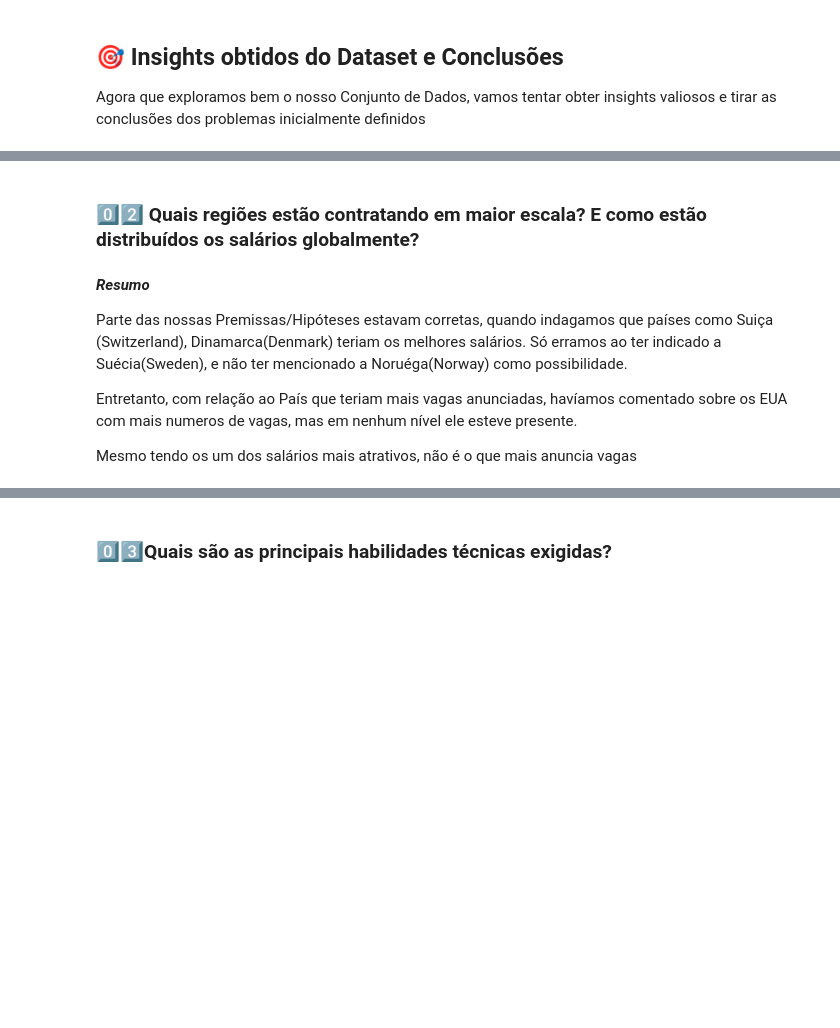
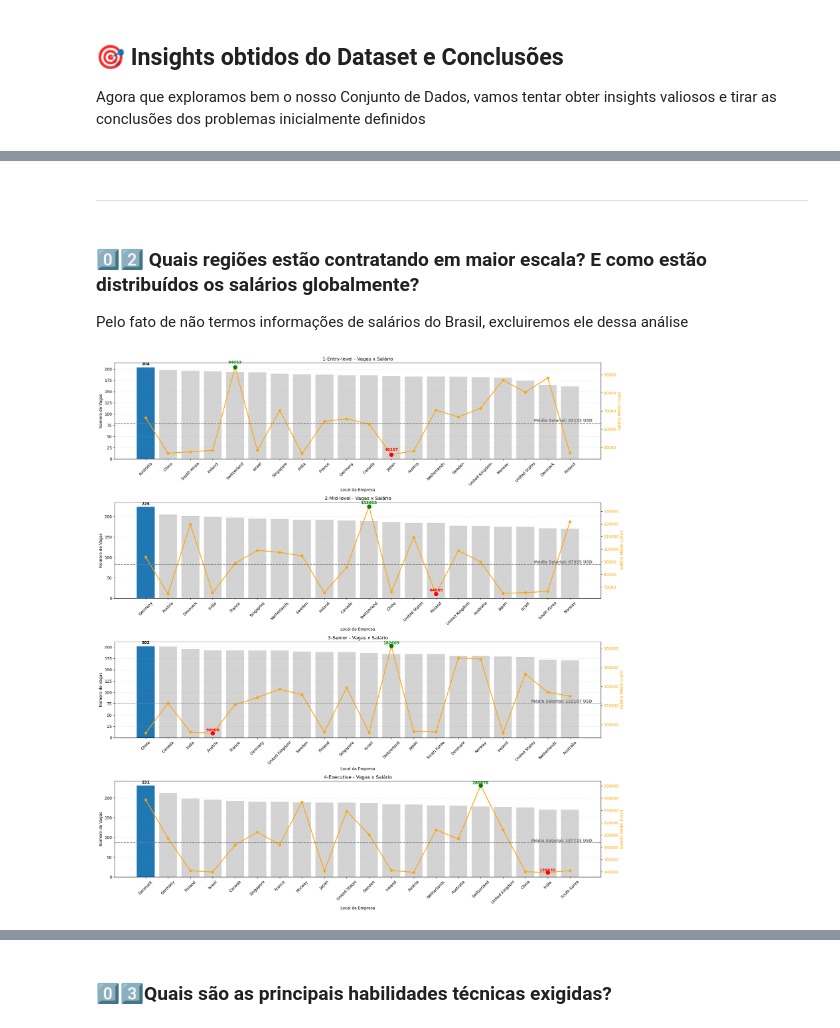
Before and after one commit to Cavalheiro93/mvp-data-analyst-global-ai-market, a Jupyter notebook: Projeto_MVP.ipynb, the cells around one changed output, grey strips where cells are left out. Drawn from its saved outputs; the diff is of its cells as text; code cells hidden in the pictures; blank space fills up the shorter version.

```diff
--- a/Projeto_MVP.ipynb
+++ b/Projeto_MVP.ipynb
@@ -918,8 +1003,13 @@ Sendo assim, a vaga de "Machine Learning Researcher" tem um grande potêncial de
+# %% [markdown]
+---
 # %% [markdown]
 ### 0️⃣2️⃣ Quais regiões estão contratando em maior escala? E como estão distribuídos os salários globalmente?
+
+Pelo fato de não termos informações de salários do Brasil, excluiremos ele dessa análise
 # %%
-df_excluidos = df_global
-paises_excluir = ['Switzerland', 'Denmark', 'Norway']
+df_excluidos = df_unificado.loc[df_unificado['company_location'] != 'Brasil']
+
+# paises_excluir = ['Switzerland', 'Denmark', 'Norway']
 # df_excluidos = df[~df['company_location'].isin(paises_excluir)]
 
 # 1. Agrupar dados de vagas e salários
@@ -982,38 +1072,32 @@ for i, nivel in enumerate(niveis_exp):
     # Gráfico de linha - Salário
     ax2 = ax1.twinx()
     ax2.plot(df_nivel['company_location'], df_nivel['salary_usd'], color='orange', marker='o', linewidth=2)
     ax2.set_ylabel('Salário Médio (USD)', color='orange')
     ax2.tick_params(axis='y', labelcolor='orange')
 
     # Destacar pico e vale
     for idx in [idx_max_sal, idx_min_sal]:
         cor = 'green' if idx == idx_max_sal else 'red'
         ax2.plot(df_nivel.loc[idx, 'company_location'], df_nivel.loc[idx, 'salary_usd'],
                  marker='o', color=cor, markersize=10)
         ax2.text(df_nivel.loc[idx, 'company_location'], df_nivel.loc[idx, 'salary_usd'] + 2000,
                  f"{int(df_nivel.loc[idx, 'salary_usd'])}", color=cor, ha='center', fontweight='bold')
 
         # Calcular média salarial do nível atual
         media_salarial = df_excluidos[df_excluidos['experience_level'] == nivel]['salary_usd'].mean()
 
         # Linha horizontal tracejada da média
         ax2.axhline(media_salarial, color='gray', linestyle='--', linewidth=1.5, alpha=0.7)
         ax2.text(
             x=len(df_nivel),
             y=media_salarial + 1000,
             s=f"Média Salarial: {int(media_salarial)} USD",
             color='gray',
             ha='right',
             fontweight='bold'
         )
 
 plt.tight_layout()
 plt.show()
+# %% [output]
+[figure, added]
-# %% [markdown]
-***Resumo***
-
-Parte das nossas Premissas/Hipóteses estavam corretas, quando indagamos que países como Suiça (Switzerland), Dinamarca(Denmark) teriam os melhores salários. Só erramos ao ter indicado a Suécia(Sweden), e não ter mencionado a Noruéga(Norway) como possibilidade.
-
-Entretanto, com relação ao País que teriam mais vagas anunciadas, havíamos comentado sobre os EUA com mais numeros de vagas, mas em nenhum nível ele esteve presente.
-
-Mesmo tendo os um dos salários mais atrativos, não é o que mais anuncia vagas
```
Also changed, not shown: parts of 18 cells of this notebook.
